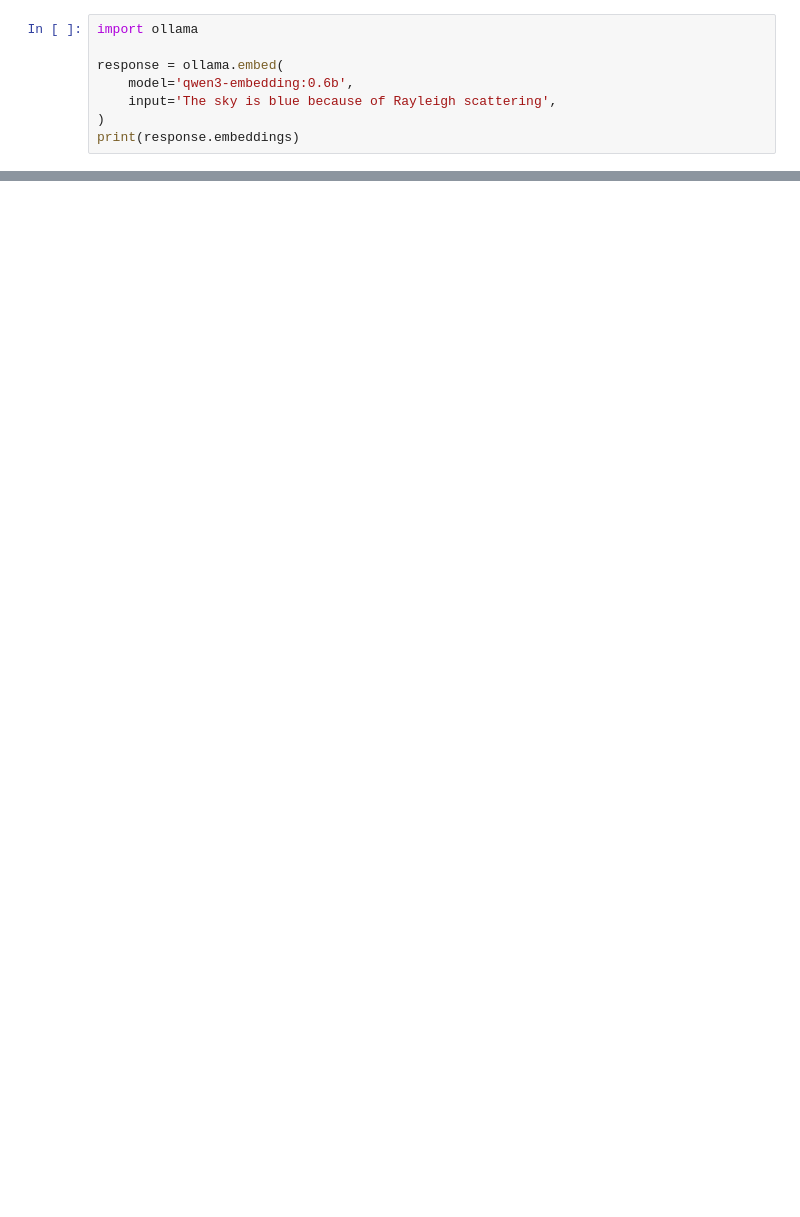
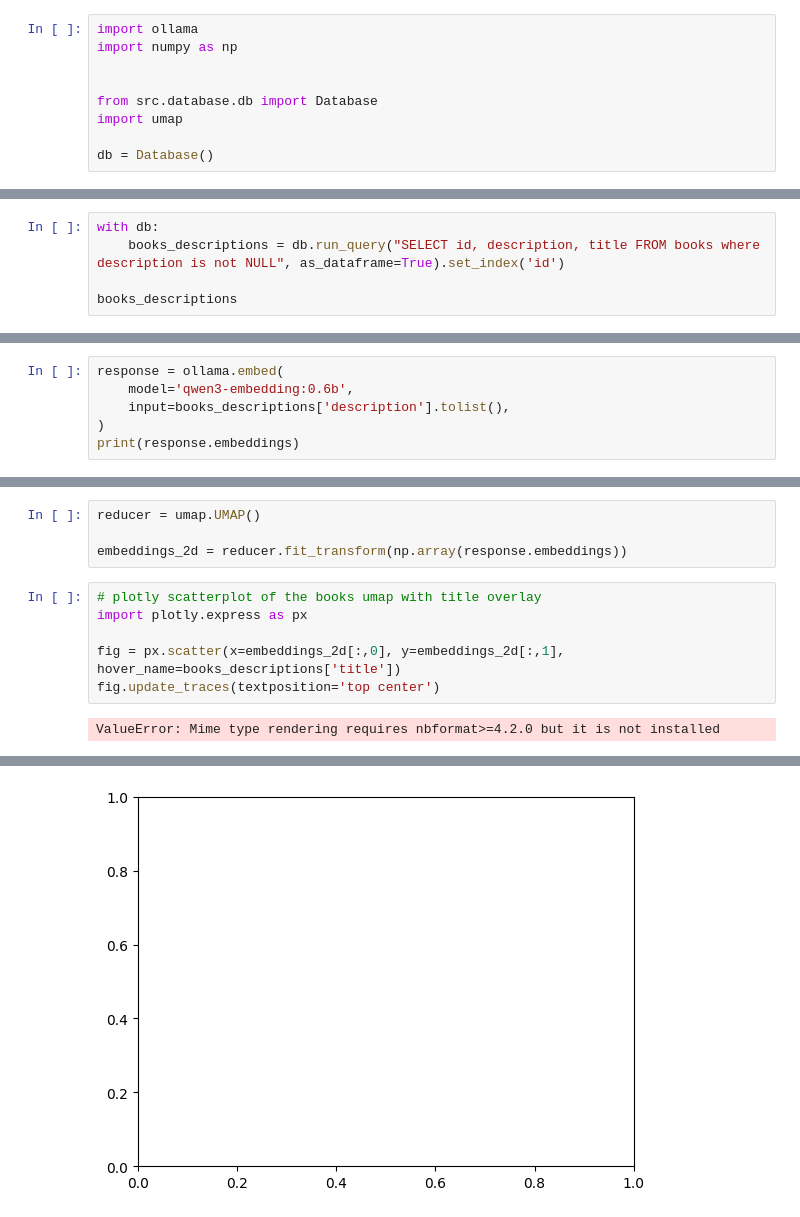
Before and after one commit to GiuseppeMinardi/book_library, a Jupyter notebook: test_embedding.ipynb, the cells around one changed output, grey strips where cells are left out. Drawn from its saved outputs; the diff is of its cells as text; blank space fills up the shorter version.

```diff
--- a/test_embedding.ipynb
+++ b/test_embedding.ipynb
@@ -1,9 +1,10 @@
 # %%
 import ollama
+import numpy as np
 
-response = ollama.embed(
-    model='qwen3-embedding:0.6b',
-    input='The sky is blue because of Rayleigh scattering',
-)
-print(response.embeddings)
+
+from src.database.db import Database
+import umap
+
+db = Database()
 # %% [output]
@@ -12,0 +12,5 @@ response.embeddings.len()
+# %%
+with db:
+    books_descriptions = db.run_query("SELECT id, description, title FROM books where description is not NULL", as_dataframe=True).set_index('id')
+
+books_descriptions
@@ -12,0 +38,6 @@ response.embeddings.len()
+# %%
+response = ollama.embed(
+    model='qwen3-embedding:0.6b',
+    input=books_descriptions['description'].tolist(),
+)
+print(response.embeddings)
@@ -12,0 +46,12 @@ response.embeddings.len()
+# %%
+reducer = umap.UMAP()
+
+embeddings_2d = reducer.fit_transform(np.array(response.embeddings))
+# %%
+# plotly scatterplot of the books umap with title overlay
+import plotly.express as px
+
+fig = px.scatter(x=embeddings_2d[:,0], y=embeddings_2d[:,1], hover_name=books_descriptions['title'])
+fig.update_traces(textposition='top center')
+# %% [output]
+ValueError: Mime type rendering requires nbformat>=4.2.0 but it is not installed
@@ -12,0 +59 @@ response.embeddings.len()
+[figure, added]
```
Also changed, not shown: parts of 5 cells of this notebook, 13 other files.
